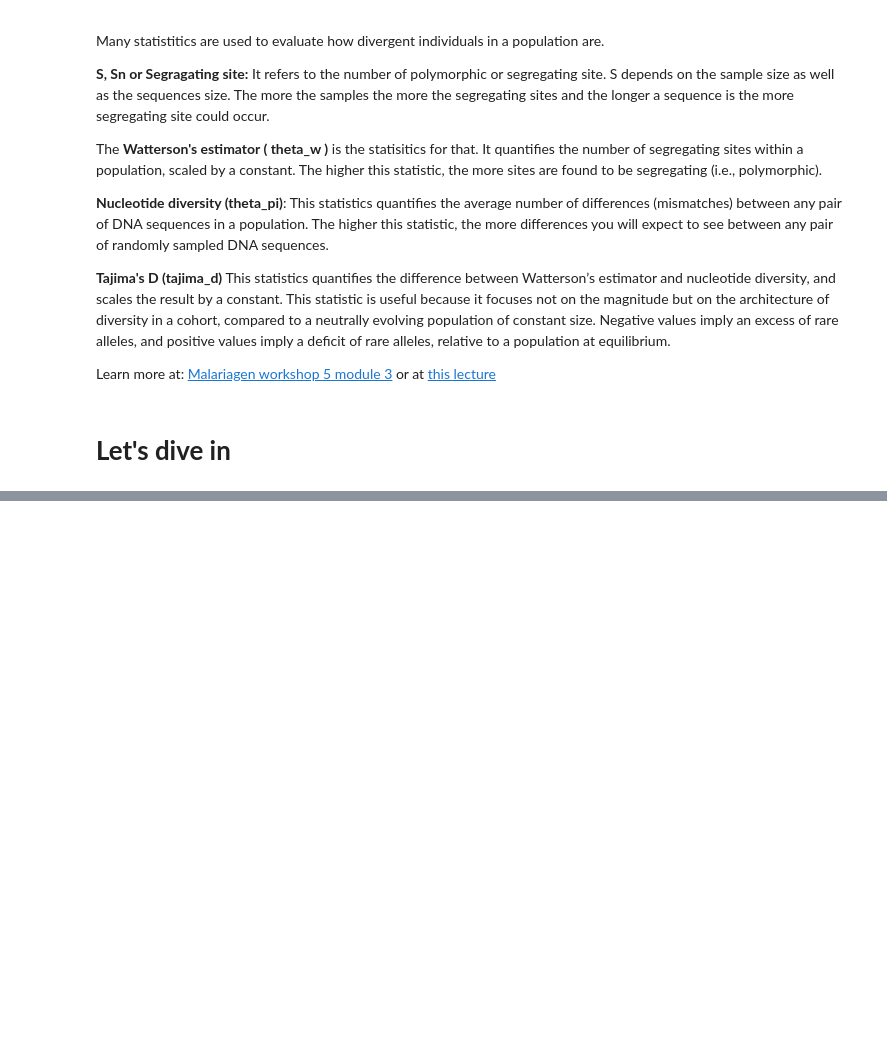
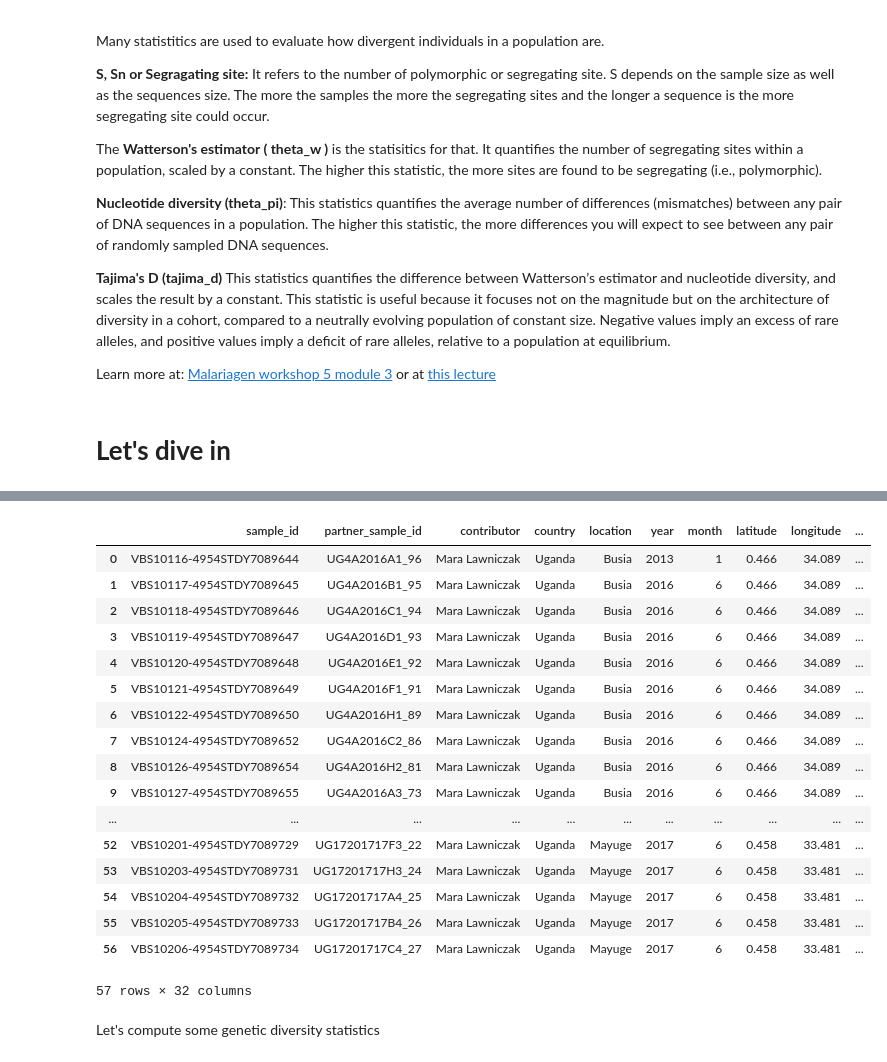
Before and after one commit to dany-gaga/MaMoDAfrica_Course, a Jupyter notebook: Genetic_Diversity.ipynb, the cells around one changed output, grey strips where cells are left out. Drawn from its saved outputs; the diff is of its cells as text; code cells hidden in the pictures; blank space fills up the shorter version.

Commit message:
Updating the genetic diversity file

```diff
--- a/Genetic_Diversity.ipynb
+++ b/Genetic_Diversity.ipynb
@@ -87,0 +108,5 @@ Learn more at: [Malariagen workshop 5 module 3](https://anopheles-genomic-survei
+# %%
+ag3 = malariagen_data.Ag3(
+    results_cache="drive/MyDrive/malariagen_data_cache"
+)
+ag3
@@ -87,0 +126,24 @@ Learn more at: [Malariagen workshop 5 module 3](https://anopheles-genomic-survei
+# %%
+df_samples = ag3.sample_metadata(sample_sets="1178-VO-UG-LAWNICZAK-VMF00025")
+df_samples
+# %% [output]
+|  | sample_id | partner_sample_id | contributor | country | location | year | month | latitude | longitude | ... |
+| 0 | VBS10116-4954STDY7089644 | UG4A2016A1_96 | Mara Lawniczak | Uganda | Busia | 2013 | 1 | 0.466 | 34.089 | ... |
+| 1 | VBS10117-4954STDY7089645 | UG4A2016B1_95 | Mara Lawniczak | Uganda | Busia | 2016 | 6 | 0.466 | 34.089 | ... |
+| 2 | VBS10118-4954STDY7089646 | UG4A2016C1_94 | Mara Lawniczak | Uganda | Busia | 2016 | 6 | 0.466 | 34.089 | ... |
+| 3 | VBS10119-4954STDY7089647 | UG4A2016D1_93 | Mara Lawniczak | Uganda | Busia | 2016 | 6 | 0.466 | 34.089 | ... |
+| 4 | VBS10120-4954STDY7089648 | UG4A2016E1_92 | Mara Lawniczak | Uganda | Busia | 2016 | 6 | 0.466 | 34.089 | ... |
+| 5 | VBS10121-4954STDY7089649 | UG4A2016F1_91 | Mara Lawniczak | Uganda | Busia | 2016 | 6 | 0.466 | 34.089 | ... |
+| 6 | VBS10122-4954STDY7089650 | UG4A2016H1_89 | Mara Lawniczak | Uganda | Busia | 2016 | 6 | 0.466 | 34.089 | ... |
+| 7 | VBS10124-4954STDY7089652 | UG4A2016C2_86 | Mara Lawniczak | Uganda | Busia | 2016 | 6 | 0.466 | 34.089 | ... |
+| 8 | VBS10126-4954STDY7089654 | UG4A2016H2_81 | Mara Lawniczak | Uganda | Busia | 2016 | 6 | 0.466 | 34.089 | ... |
+| 9 | VBS10127-4954STDY7089655 | UG4A2016A3_73 | Mara Lawniczak | Uganda | Busia | 2016 | 6 | 0.466 | 34.089 | ... |
+| ... | ... | ... | ... | ... | ... | ... | ... | ... | ... | ... |
+| 52 | VBS10201-4954STDY7089729 | UG17201717F3_22 | Mara Lawniczak | Uganda | Mayuge | 2017 | 6 | 0.458 | 33.481 | ... |
+| 53 | VBS10203-4954STDY7089731 | UG17201717H3_24 | Mara Lawniczak | Uganda | Mayuge | 2017 | 6 | 0.458 | 33.481 | ... |
+| 54 | VBS10204-4954STDY7089732 | UG17201717A4_25 | Mara Lawniczak | Uganda | Mayuge | 2017 | 6 | 0.458 | 33.481 | ... |
+| 55 | VBS10205-4954STDY7089733 | UG17201717B4_26 | Mara Lawniczak | Uganda | Mayuge | 2017 | 6 | 0.458 | 33.481 | ... |
+| 56 | VBS10206-4954STDY7089734 | UG17201717C4_27 | Mara Lawniczak | Uganda | Mayuge | 2017 | 6 | 0.458 | 33.481 | ... |
+57 rows × 32 columns
+# %% [markdown]
+Let's compute some genetic diversity statistics
```
Also changed, not shown: parts of 16 cells of this notebook.
